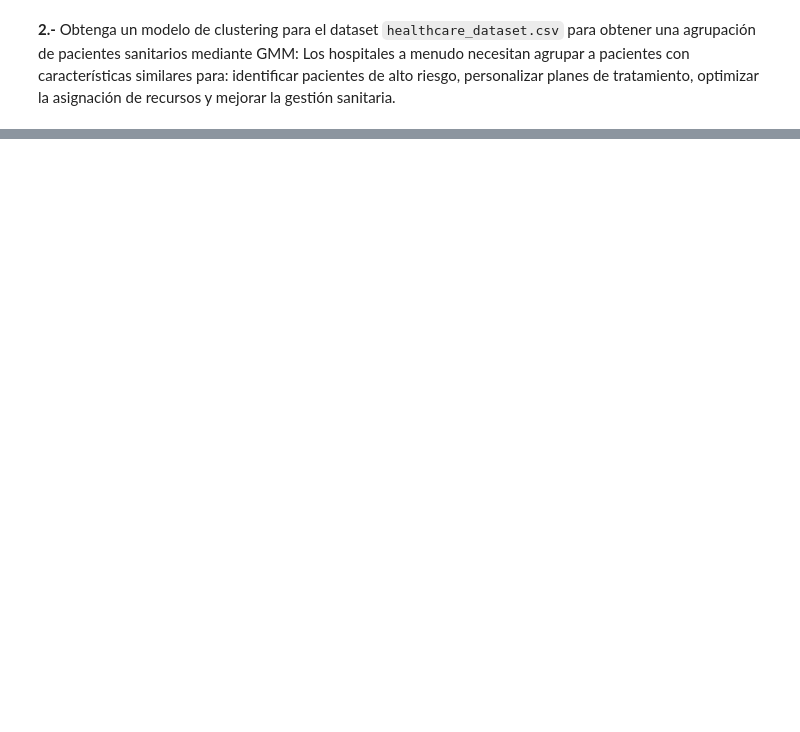
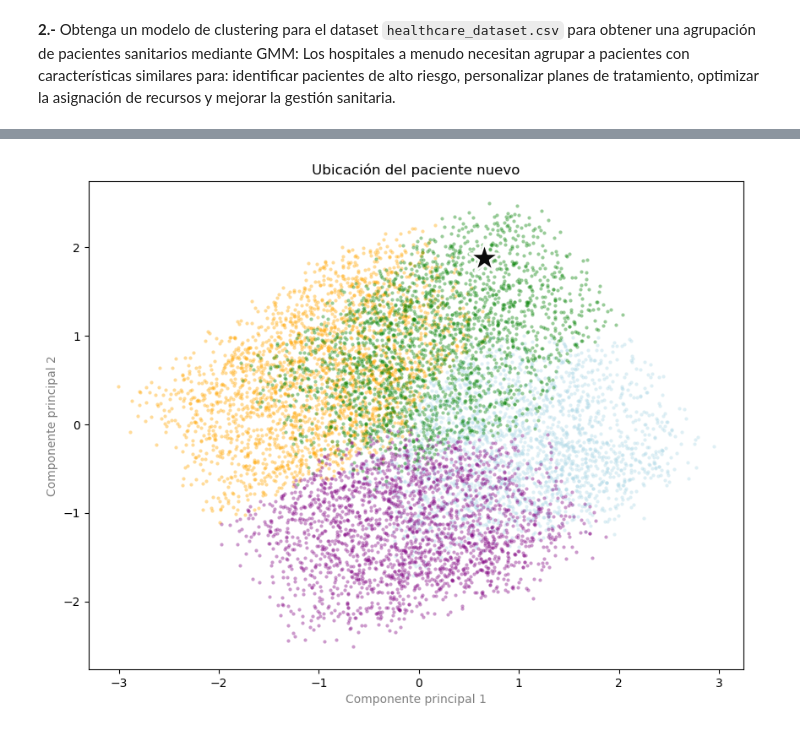
Before and after one commit to jmalegria75/Aprendizaje_Automatico_Avanzado_2026, a Jupyter notebook: Introducción/Actividad_2_Clustering_GMM.ipynb, the cells around one changed output, grey strips where cells are left out. Cells and saved outputs as stored; diff of their text form; code cells hidden in the pictures; blank space fills up the shorter version.

```diff
--- a/Introducción/Actividad_2_Clustering_GMM.ipynb
+++ b/Introducción/Actividad_2_Clustering_GMM.ipynb
@@ -324,0 +533,27 @@ array([[1.06529466e-13, 9.99999999e-01, 6.02173623e-10]])
+# %%
+# Ubicación del paciente nuevo dentro de los clusters
+
+k_asignado = predict_cluster[0]
+p_asignada = predict_proba_cluster[0][k_asignado]
+
+# Proyectamos al paciente al espacio PCA
+nuevo_pca = pca_healthcare.transform(nuevo_paciente_scale)
+
+m = df_pca_healthcare.sample(9000, random_state=0)
+
+fig, ax = plt.subplots(figsize=(10, 7.5))
+for k in range(4):
+    s = m[m.gmm_cluster == k]
+    ax.scatter(s.componente_1, s.componente_2, s=9, alpha=0.40,
+               color=COLORES[k], linewidths=0, label=f'Cluster {k}')
+
+ax.scatter(nuevo_pca[0, 0], nuevo_pca[0, 1], marker='*', s=700,
+           color='#0b0b0b', edgecolors='#fcfcfb', linewidths=2, zorder=6)
+
+ax.set_xlabel('Componente principal 1', color=GRIS_TXT)
+ax.set_ylabel('Componente principal 2', color=GRIS_TXT)
+ax.set_title(f'Ubicación del paciente nuevo')
+
+plt.show()
+# %% [output]
+[figure, added]
```
Also changed, not shown: parts of 17 cells of this notebook, 2 other files.
